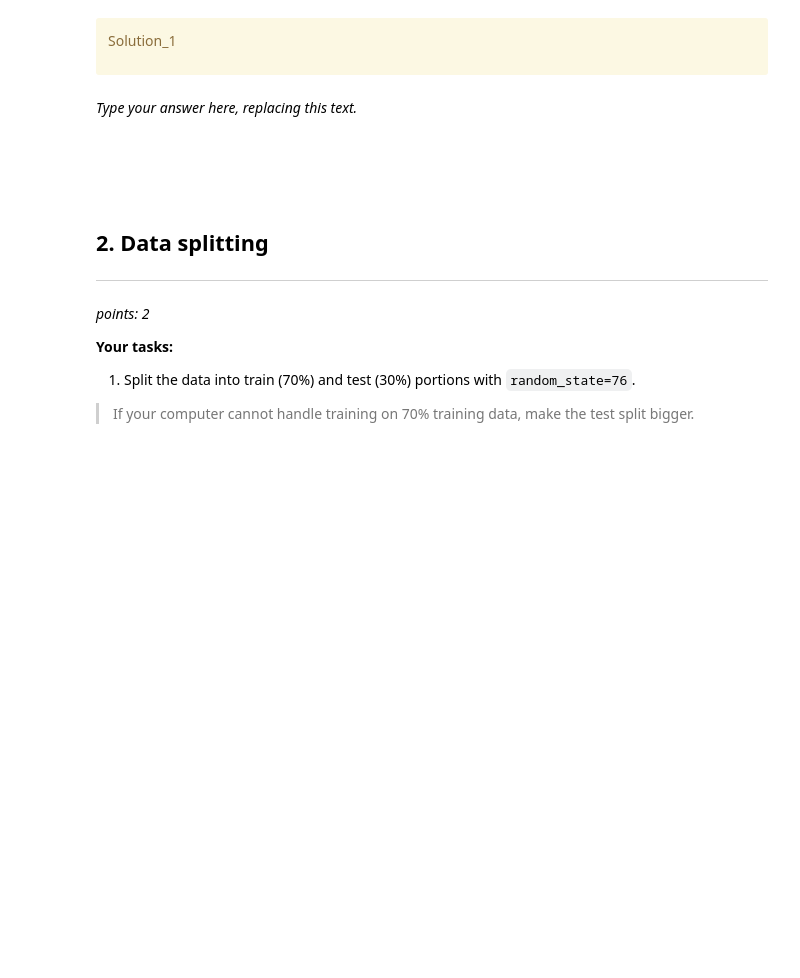
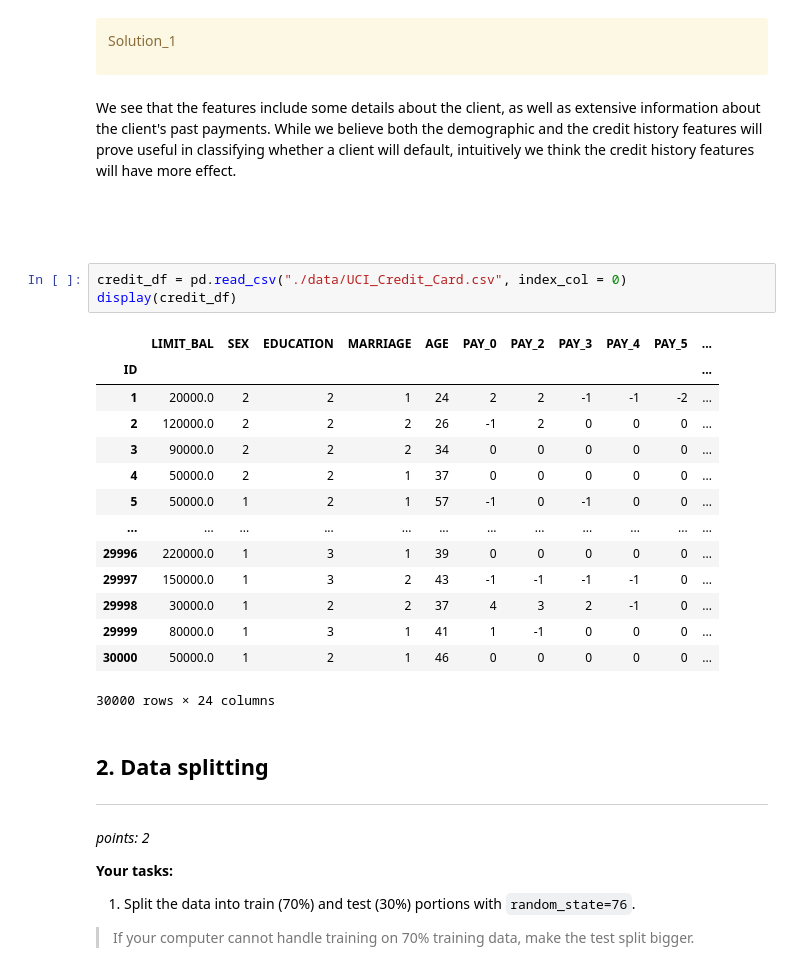
Before and after one commit to rdangyan/cs330, a Jupyter notebook: hw/hw5/hw5.ipynb, the cells around one changed output. Drawn from its saved outputs; the diff is of its cells as text; blank space fills up the shorter version.

```diff
--- a/hw/hw5/hw5.ipynb
+++ b/hw/hw5/hw5.ipynb
@@ -107,12 +107,30 @@ For this problem, you will use [Default of Credit Card Clients Dataset](https://
 Solution_1
 
 </div>
-# %% [markdown]
-_Type your answer here, replacing this text._
+# %% [markdown]
+We see that the features include some details about the client, as well as extensive information about the client's past payments. While we believe both the demographic and the credit history features will prove useful in classifying whether a client will default, intuitively we think the credit history features will have more effect.
 # %% [markdown]
 <!-- END QUESTION -->
 
 <br><br>
+# %%
+credit_df = pd.read_csv("./data/UCI_Credit_Card.csv", index_col = 0)
+display(credit_df)
+# %% [output]
+|  | LIMIT_BAL | SEX | EDUCATION | MARRIAGE | AGE | PAY_0 | PAY_2 | PAY_3 | PAY_4 | PAY_5 | ... |
+| ID |  |  |  |  |  |  |  |  |  |  | ... |
+| 1 | 20000.0 | 2 | 2 | 1 | 24 | 2 | 2 | -1 | -1 | -2 | ... |
+| 2 | 120000.0 | 2 | 2 | 2 | 26 | -1 | 2 | 0 | 0 | 0 | ... |
+| 3 | 90000.0 | 2 | 2 | 2 | 34 | 0 | 0 | 0 | 0 | 0 | ... |
+| 4 | 50000.0 | 2 | 2 | 1 | 37 | 0 | 0 | 0 | 0 | 0 | ... |
+| 5 | 50000.0 | 1 | 2 | 1 | 57 | -1 | 0 | -1 | 0 | 0 | ... |
+| ... | ... | ... | ... | ... | ... | ... | ... | ... | ... | ... | ... |
+| 29996 | 220000.0 | 1 | 3 | 1 | 39 | 0 | 0 | 0 | 0 | 0 | ... |
+| 29997 | 150000.0 | 1 | 3 | 2 | 43 | -1 | -1 | -1 | -1 | 0 | ... |
+| 29998 | 30000.0 | 1 | 2 | 2 | 37 | 4 | 3 | 2 | -1 | 0 | ... |
+| 29999 | 80000.0 | 1 | 3 | 1 | 41 | 1 | -1 | 0 | 0 | 0 | ... |
+| 30000 | 50000.0 | 1 | 2 | 1 | 46 | 0 | 0 | 0 | 0 | 0 | ... |
+30000 rows × 24 columns
 # %% [markdown]
 <!-- BEGIN QUESTION -->
 
```
Also changed, not shown: parts of 3 cells of this notebook.
